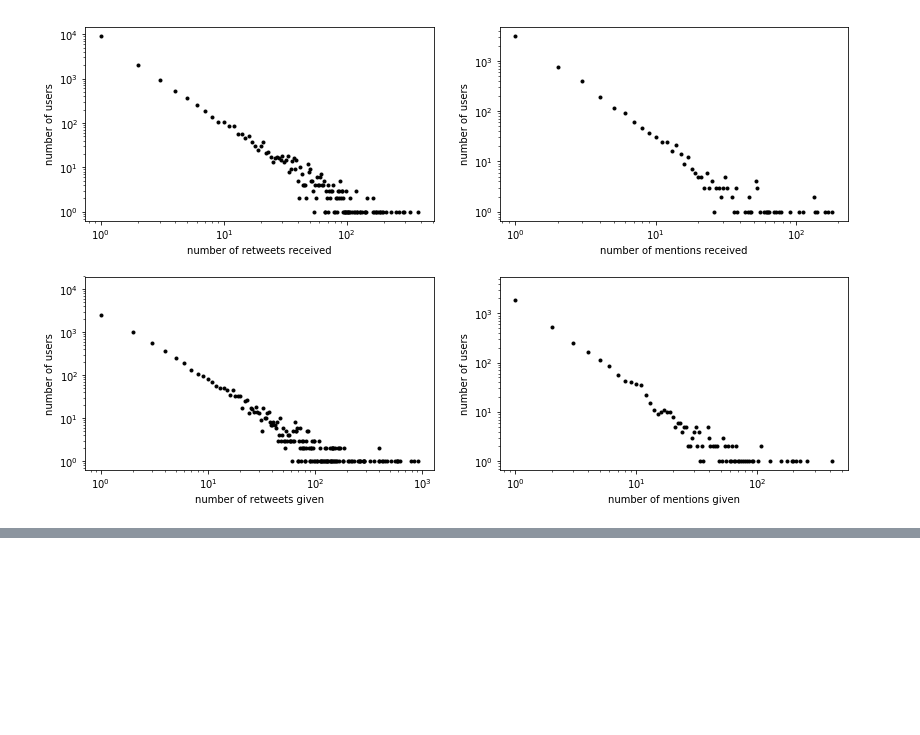
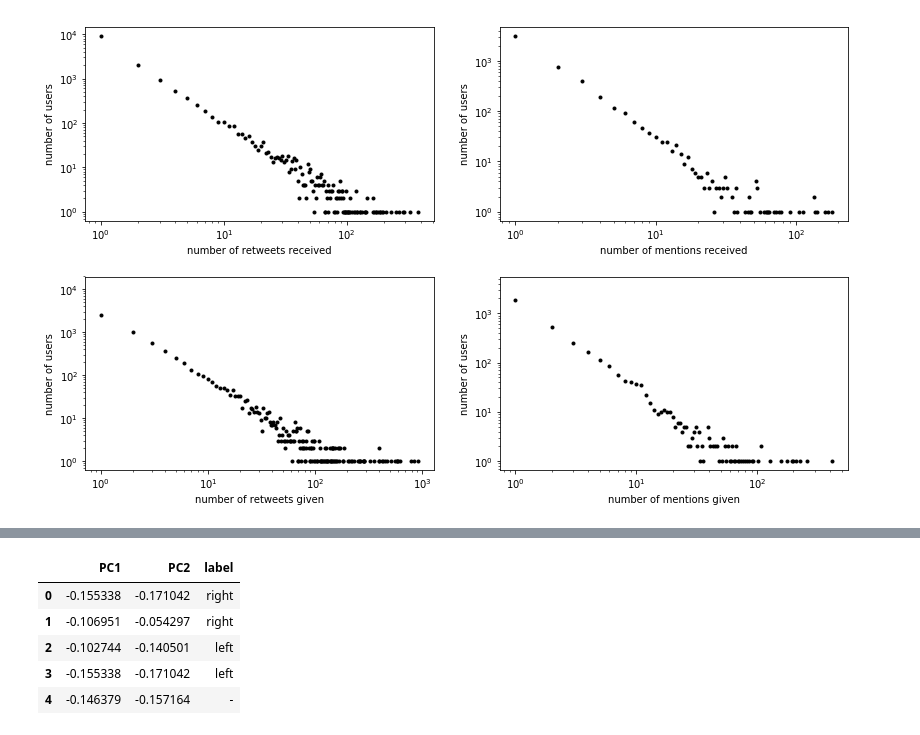
Before and after one commit to davidkml/pgm-polarity, a Jupyter notebook: graph-vis.ipynb, the cells around one changed output, grey strips where cells are left out. Drawn from its saved outputs; the diff is of its cells as text; code cells hidden in the pictures; blank space fills up the shorter version.

```diff
--- a/graph-vis.ipynb
+++ b/graph-vis.ipynb
@@ -171,0 +228,10 @@ array([[0., 0., 0., ..., 0., 0., 0.],
+# %%
+principal_tags = pd.concat([principal_tags, label], axis=1)
+principal_tags.head()
+# %% [output]
+|  | PC1 | PC2 | label |
+| 0 | -0.155338 | -0.171042 | right |
+| 1 | -0.106951 | -0.054297 | right |
+| 2 | -0.102744 | -0.140501 | left |
+| 3 | -0.155338 | -0.171042 | left |
+| 4 | -0.146379 | -0.157164 | - |
```
Also changed, not shown: parts of 10 cells of this notebook.
